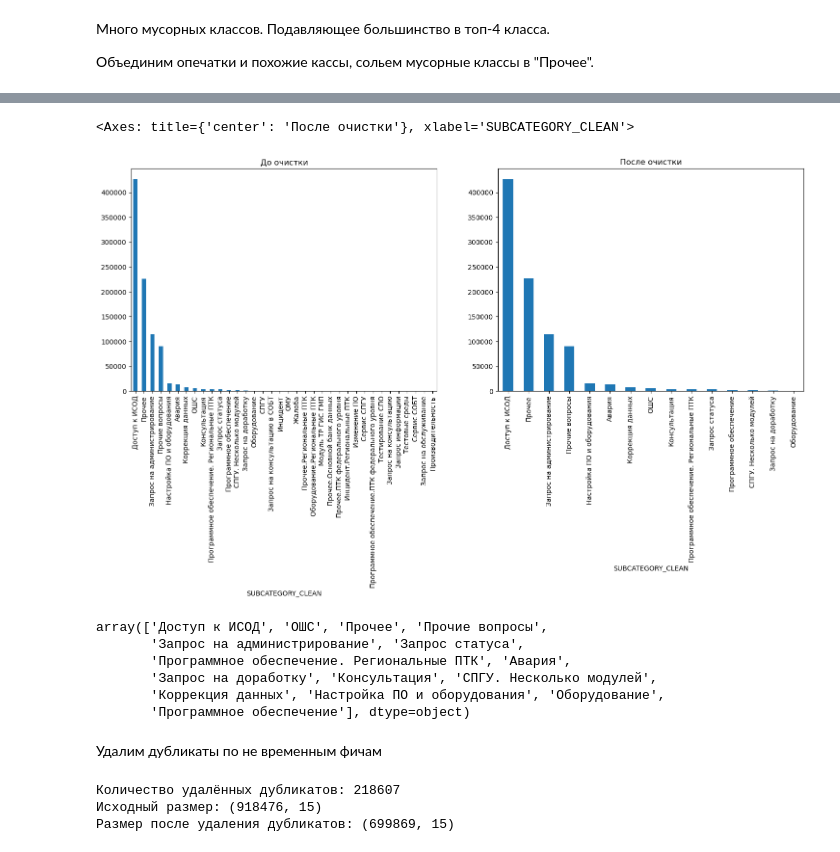
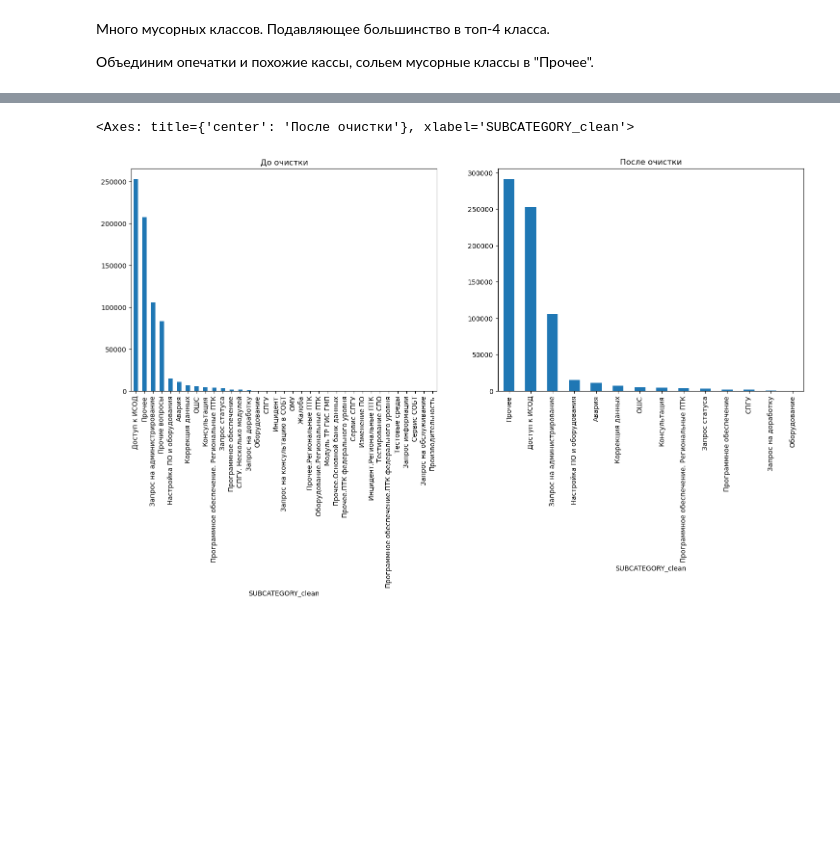
Before and after one commit to h0wl34/autotickets-rag-bot, a Jupyter notebook: notebooks/preprocessing.ipynb, the cells around one changed output, grey strips where cells are left out. Cells and saved outputs as stored; diff of their text form; code cells hidden in the pictures; blank space fills up the shorter version.

```diff
--- a/notebooks/preprocessing.ipynb
+++ b/notebooks/preprocessing.ipynb
@@ -180,16 +370,14 @@ df['SUBCATEGORY_CLEAN'] = df['SUBCATEGORY'].map(similar_mapping)
 # %%
-MIN_SAMPLES = 200
+MIN_SAMPLES = 100
 
 # 2. Сливаем редкие классы
-counts = df['SUBCATEGORY_CLEAN'].value_counts()
+counts = df['SUBCATEGORY_clean'].value_counts()
 rare_classes = counts[counts < MIN_SAMPLES].index
 
 rare_mapping = {}
 
-for cls in unique_classes:
-    if cls in rare_classes:
+for cls, rep in similar_mapping.items():
+    if rep in rare_classes:
         rare_mapping[cls] = "Прочее"
     else:
-        rare_mapping[cls] = similar_mapping[cls]
-
-df['SUBCATEGORY_CLEAN'] = df['SUBCATEGORY_CLEAN'].map(rare_mapping)
+        rare_mapping[cls] = rep
@@ -202,0 +384,2 @@ final_mapping
+# %%
+df['SUBCATEGORY_clean'] = df['SUBCATEGORY_clean'].map(rare_mapping)
@@ -202,0 +428,6 @@ final_mapping
+# %%
+rare_mapping["Прочие вопросы"] = "Прочее"
+rare_mapping["Инцидент"] = "Авария"
+rare_mapping["СПГУ. Несколько модулей"] = "СПГУ"
+# %%
+df['SUBCATEGORY_clean'] = df['SUBCATEGORY_clean'].map(rare_mapping)
@@ -205,43 +460,8 @@ import matplotlib.pyplot as plt
 # %%
 fig, axes = plt.subplots(1, 2, figsize=(18, 6))
 
 counts.plot(kind='bar', ax=axes[0], title="До очистки")
-df['SUBCATEGORY_CLEAN'].value_counts().plot(kind='bar', ax=axes[1], title="После очистки")
+df['SUBCATEGORY_clean'].value_counts().plot(kind='bar', ax=axes[1], title="После очистки")
 # %% [output]
-<Axes: title={'center': 'После очистки'}, xlabel='SUBCATEGORY_CLEAN'>
+<Axes: title={'center': 'После очистки'}, xlabel='SUBCATEGORY_clean'>
-[figure, old version]
+[figure, new version]
-# %%
-
-df['SUBCATEGORY_CLEAN'].unique()
-# %% [output]
-array(['Доступ к ИСОД', 'ОШС', 'Прочее', 'Прочие вопросы',
-       'Запрос на администрирование', 'Запрос статуса',
-       'Программное обеспечение. Региональные ПТК', 'Авария',
-       'Запрос на доработку', 'Консультация', 'СПГУ. Несколько модулей',
-       'Коррекция данных', 'Настройка ПО и оборудования', 'Оборудование',
-       'Программное обеспечение'], dtype=object)
-# %% [markdown]
-Удалим дубликаты по не временным фичам
-# %%
-not_time_cols = ['QUESTION', 'ANSWER', 'SUBCATEGORY', 'SOURCE', 'TITLE', 'REG', 'AVARIYA', 'S_NAME']
-
-# Сортируем по времени, чтобы первая по времени была первой
-df_sorted = df.sort_values(by='OPEN_TIME_')
-
-# Маска дубликатов (оставляем первую по времени)
-duplicates_mask = df_sorted.duplicated(subset=not_time_cols, keep='first')
-
-# Индексы строк, которые будут удалены
-duplicate_indices = df_sorted[duplicates_mask].index
-
-# Удаляем дубликаты, оставляя первые по времени
-df_no_duplicates = df_sorted[~duplicates_mask].reset_index(drop=True)
-
-# Проверка
-print("Количество удалённых дубликатов:", len(duplicate_indices))
-print("Исходный размер:", df.shape)
-print("Размер после удаления дубликатов:", df_no_duplicates.shape)
-# %% [output]
-Количество удалённых дубликатов: 218607
-Исходный размер: (918476, 15)
-Размер после удаления дубликатов: (699869, 15)
```
Also changed, not shown: parts of 47 cells of this notebook, 24 other files.
